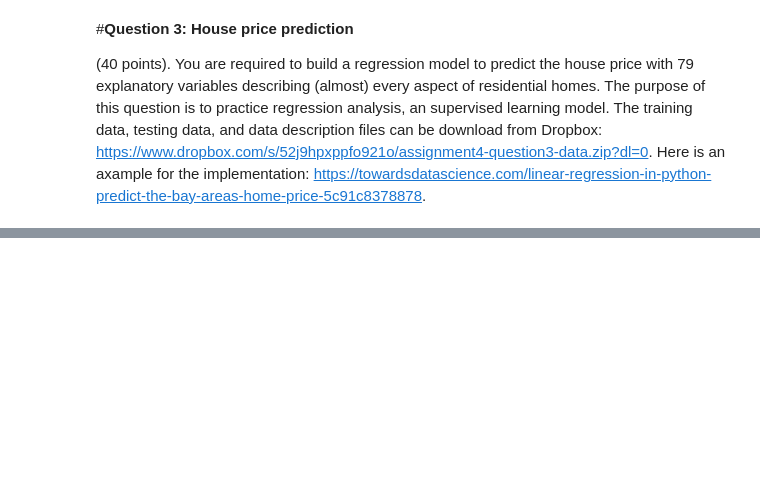
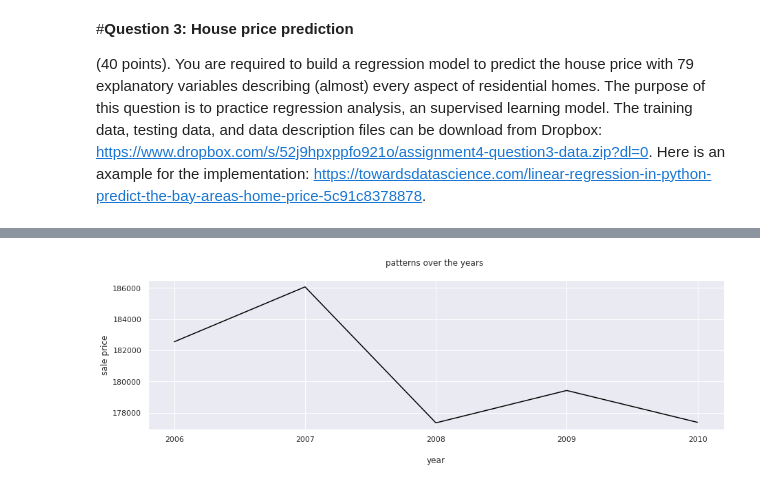
Before and after one commit to rajitakolla/computational_methods, a Jupyter notebook: Assignment04.ipynb, the cells around one changed output, grey strips where cells are left out. Saved outputs shown, nothing was run; the diff lists cells and outputs as text; code cells hidden in the pictures; blank space fills up the shorter version.

```diff
--- a/Assignment04.ipynb
+++ b/Assignment04.ipynb
@@ -584,0 +745,3 @@ visualizer(classification_report(y_test,y_op_multinomialNB,output_dict=True))
+# %%
+train_data_prediction = train_data.groupby('YrSold').aggregate({'SalePrice':'mean'})
+train_data_prediction = train_data_prediction.reset_index()
@@ -584,0 +757,12 @@ visualizer(classification_report(y_test,y_op_multinomialNB,output_dict=True))
+# %%
+import seaborn as sns
+sns.set()
+plt.figure(figsize=(15, 4))
+ax = sns.lineplot(x='YrSold', y='SalePrice', data=train_data_prediction, n_boot=1000, seed = 10,legend ='brief', color = 'black')
+ax.set(xticks=train_data_prediction['YrSold'].values)
+plt.xlabel("\nyear")
+plt.ylabel("sale price")
+plt.title("patterns over the years \n")
+plt.show()
+# %% [output]
+[figure, added]
```
Also changed, not shown: parts of 45 cells of this notebook.
